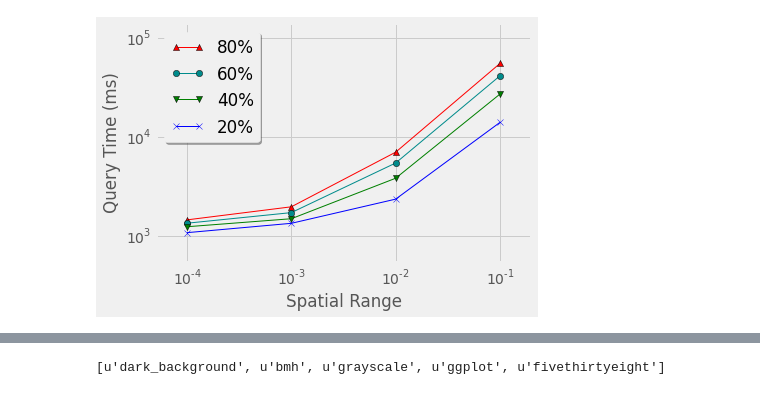
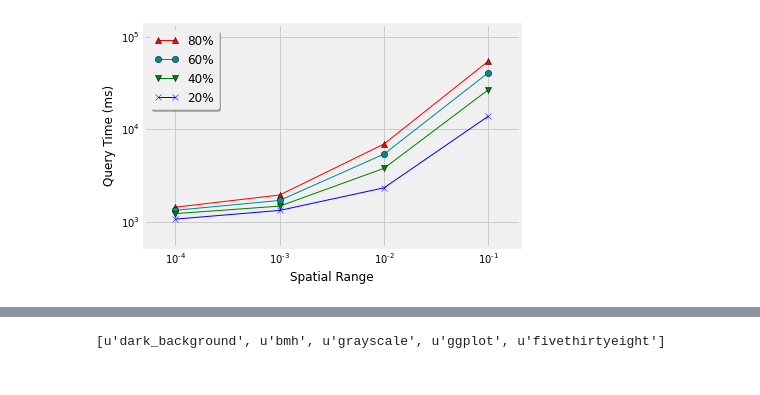
Before and after one commit to cgore1/cse_591, a Jupyter notebook: plots/plot.ipynb, the cells around one changed output, grey strips where cells are left out. Saved outputs shown, nothing was run; the diff lists cells and outputs as text; code cells hidden in the pictures.

Commit message:
simple graph style

```diff
--- a/plots/plot.ipynb
+++ b/plots/plot.ipynb
@@ -6,41 +6,41 @@ from matplotlib import style
 # %%
 #citeseerx
 
 x = [0.0001,0.001,0.01,0.1]
-with plt.style.context('fivethirtyeight'):
-    #20%
-    y = [1441,1953,6962,54909]
-    plt.plot(x,y, label='80%', linewidth=1, color='red', marker = '^')
+#with plt.style.context('fivethirtyeight'):
+#20%
+y = [1441,1953,6962,54909]
+plt.plot(x,y, label='80%', linewidth=1, color='red', marker = '^')
 
 
-    #40
-    x = [0.0001,0.001,0.01,0.1]
-    y = [1333,1706,5411,41173]
-    plt.plot(x,y, label='60%', linewidth=1, color='darkcyan', marker = 'o')
+#40
+x = [0.0001,0.001,0.01,0.1]
+y = [1333,1706,5411,41173]
+plt.plot(x,y, label='60%', linewidth=1, color='darkcyan', marker = 'o')
 
 
-    #60
-    x = [0.0001,0.001,0.01,0.1]
-    y = [1228,1480,3797,26930]
-    plt.plot(x,y, label='40%', linewidth=1 , color='green', marker = 'v')
+#60
+x = [0.0001,0.001,0.01,0.1]
+y = [1228,1480,3797,26930]
+plt.plot(x,y, label='40%', linewidth=1 , color='green', marker = 'v')
 
-    #80
-    x = [0.0001,0.001,0.01,0.1]
-    y = [1070,1330,2335,13934]
-    plt.plot(x,y, label='20%', linewidth=1 , color='blue', marker = 'x')
+#80
+x = [0.0001,0.001,0.01,0.1]
+y = [1070,1330,2335,13934]
+plt.plot(x,y, label='20%', linewidth=1 , color='blue', marker = 'x')
 
 
 
-    plt.axis([min(x)/2, max(x) * 2, min(y)/2, max(y) * 10])
-    plt.legend(loc='upper left', shadow=True)
-    plt.xscale('log')
-    plt.yscale('log')
-    plt.ylabel('Query Time (ms)')
-    plt.xlabel('Spatial Range')
-    plt.savefig('C:\\Users\\cHinmaY\\cse_591\\plot1.eps', format='eps', dpi=1000)
-    plt.show()
+plt.axis([min(x)/2, max(x) * 2, min(y)/2, max(y) * 10])
+plt.legend(loc='upper left', shadow=True)
+plt.xscale('log')
+plt.yscale('log')
+plt.ylabel('Query Time (ms)')
+plt.xlabel('Spatial Range')
+plt.savefig('C:\\Users\\cHinmaY\\cse_591\\plot1.eps', format='eps', dpi=1000)
+plt.show()
 # %% [output]
-[figure, old version]
+[figure, new version]
 # %%
 #go_uniprot
 
```
Also changed, not shown: parts of 3 cells of this notebook, 4 other files.
